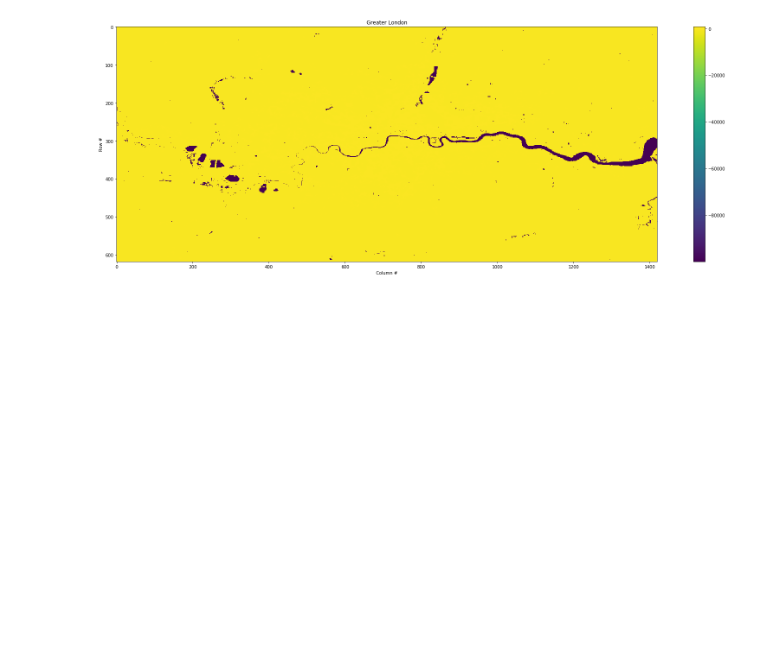
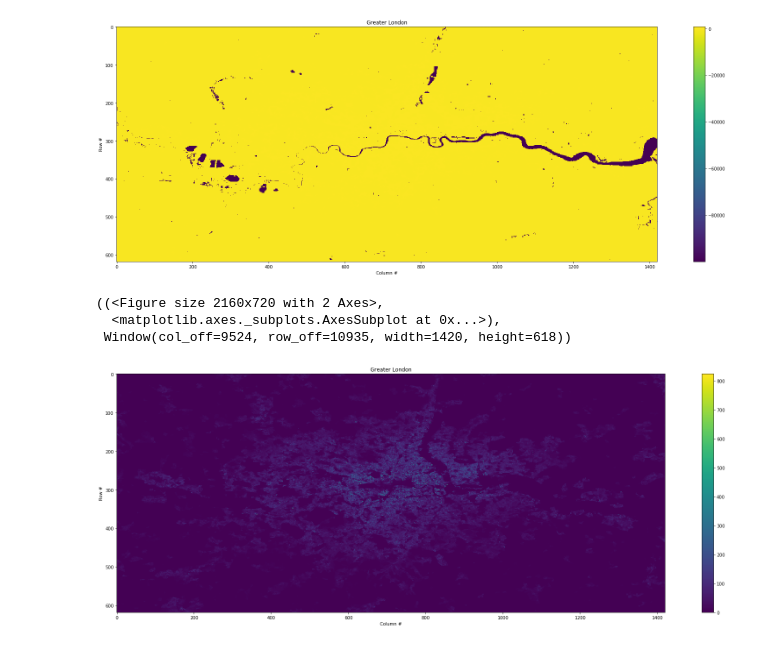
Before and after one commit to onwardempire/medium-raster-data, a Jupyter notebook: raster_data_pt_2a.ipynb, the cells around one changed output. Drawn from its saved outputs; the diff is of its cells as text; code cells hidden in the pictures; blank space fills up the shorter version.

Commit message:
adding raster pt II

```diff
--- a/raster_data_pt_2a.ipynb
+++ b/raster_data_pt_2a.ipynb
@@ -47,9 +47,11 @@ class PopulationRaster(object):
         return Window(lon_off, lat_off, lon_window, lat_window)
 
     @staticmethod
-    def plot_raster(arr, title=None):
+    def plot_raster(arr, title=None, min_cap=False):
         """ helper function to plot a raster array """
         fig, ax = plt.subplots(figsize=(30, 10))
+        if min_cap:
+            arr[arr<0] = 0
         plt.imshow(arr)
         plt.colorbar()
         plt.title(f'{title}')
@@ -73,3 +76,10 @@ pr.plot_raster(bbox_raster, title='Greater London'), w
   <matplotlib.axes._subplots.AxesSubplot at 0x...>),
  Window(col_off=9524, row_off=10935, width=1420, height=618))
 [figure]
+# %%
+pr.plot_raster(bbox_raster, title='Greater London', min_cap=True), w
+# %% [output]
+((<Figure size 2160x720 with 2 Axes>,
+  <matplotlib.axes._subplots.AxesSubplot at 0x...>),
+ Window(col_off=9524, row_off=10935, width=1420, height=618))
+[figure, added]
```
Also changed, not shown: parts of 2 cells of this notebook.
